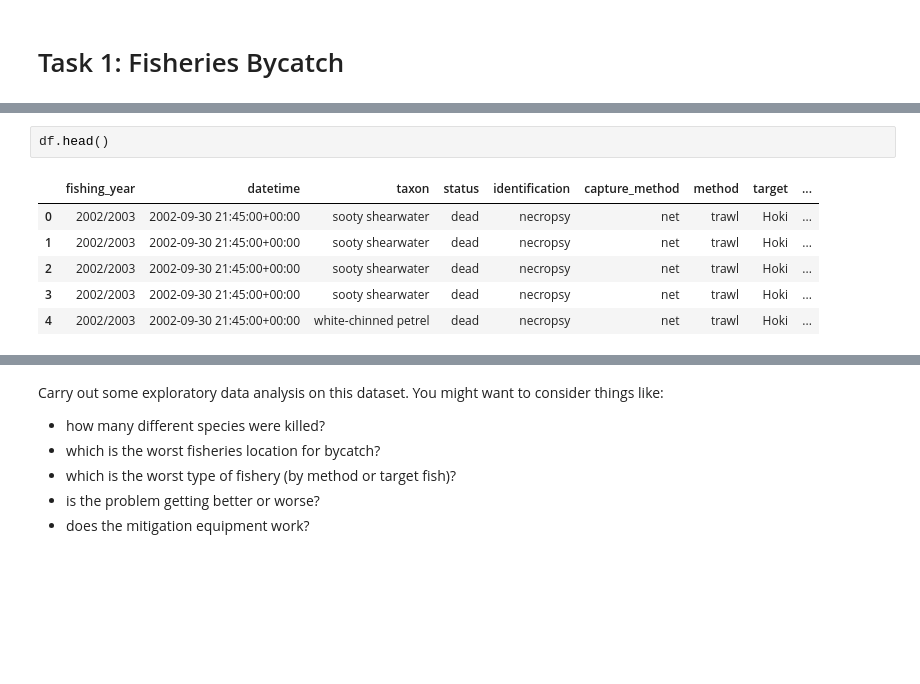
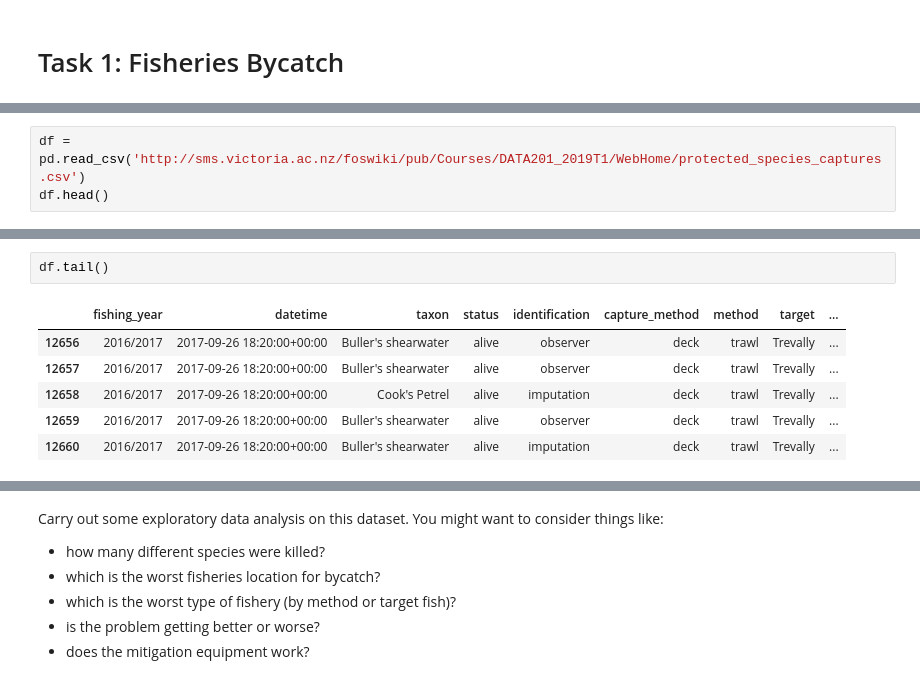
Before and after one commit to hanhnus/DATA201, a Jupyter notebook: Project 1.ipynb, the cells around one changed output, grey strips where cells are left out. Saved outputs shown, nothing was run; the diff lists cells and outputs as text; blank space fills up the shorter version.

```diff
--- a/Project 1.ipynb
+++ b/Project 1.ipynb
@@ -18,0 +21,3 @@ df = pd.read_csv('/home/marslast/Dropbox/Transfer/Teaching/DATA201/Datasets/prot
+# %%
+df = pd.read_csv('http://sms.victoria.ac.nz/foswiki/pub/Courses/DATA201_2019T1/WebHome/protected_species_captures.csv')
+df.head()
@@ -19,9 +31,9 @@ df = pd.read_csv('/home/marslast/Dropbox/Transfer/Teaching/DATA201/Datasets/prot
 # %%
-df.head()
+df.tail()
 # %% [output]
 |  | fishing_year | datetime | taxon | status | identification | capture_method | method | target | ... |
-| 0 | 2002/2003 | 2002-09-30 21:45:00+00:00 | sooty shearwater | dead | necropsy | net | trawl | Hoki | ... |
-| 1 | 2002/2003 | 2002-09-30 21:45:00+00:00 | sooty shearwater | dead | necropsy | net | trawl | Hoki | ... |
-| 2 | 2002/2003 | 2002-09-30 21:45:00+00:00 | sooty shearwater | dead | necropsy | net | trawl | Hoki | ... |
-| 3 | 2002/2003 | 2002-09-30 21:45:00+00:00 | sooty shearwater | dead | necropsy | net | trawl | Hoki | ... |
-| 4 | 2002/2003 | 2002-09-30 21:45:00+00:00 | white-chinned petrel | dead | necropsy | net | trawl | Hoki | ... |
+| 12656 | 2016/2017 | 2017-09-26 18:20:00+00:00 | Buller's shearwater | alive | observer | deck | trawl | Trevally | ... |
+| 12657 | 2016/2017 | 2017-09-26 18:20:00+00:00 | Buller's shearwater | alive | observer | deck | trawl | Trevally | ... |
+| 12658 | 2016/2017 | 2017-09-26 18:20:00+00:00 | Cook's Petrel | alive | imputation | deck | trawl | Trevally | ... |
+| 12659 | 2016/2017 | 2017-09-26 18:20:00+00:00 | Buller's shearwater | alive | observer | deck | trawl | Trevally | ... |
+| 12660 | 2016/2017 | 2017-09-26 18:20:00+00:00 | Buller's shearwater | alive | imputation | deck | trawl | Trevally | ... |
```
Also changed, not shown: parts of 27 cells of this notebook.
